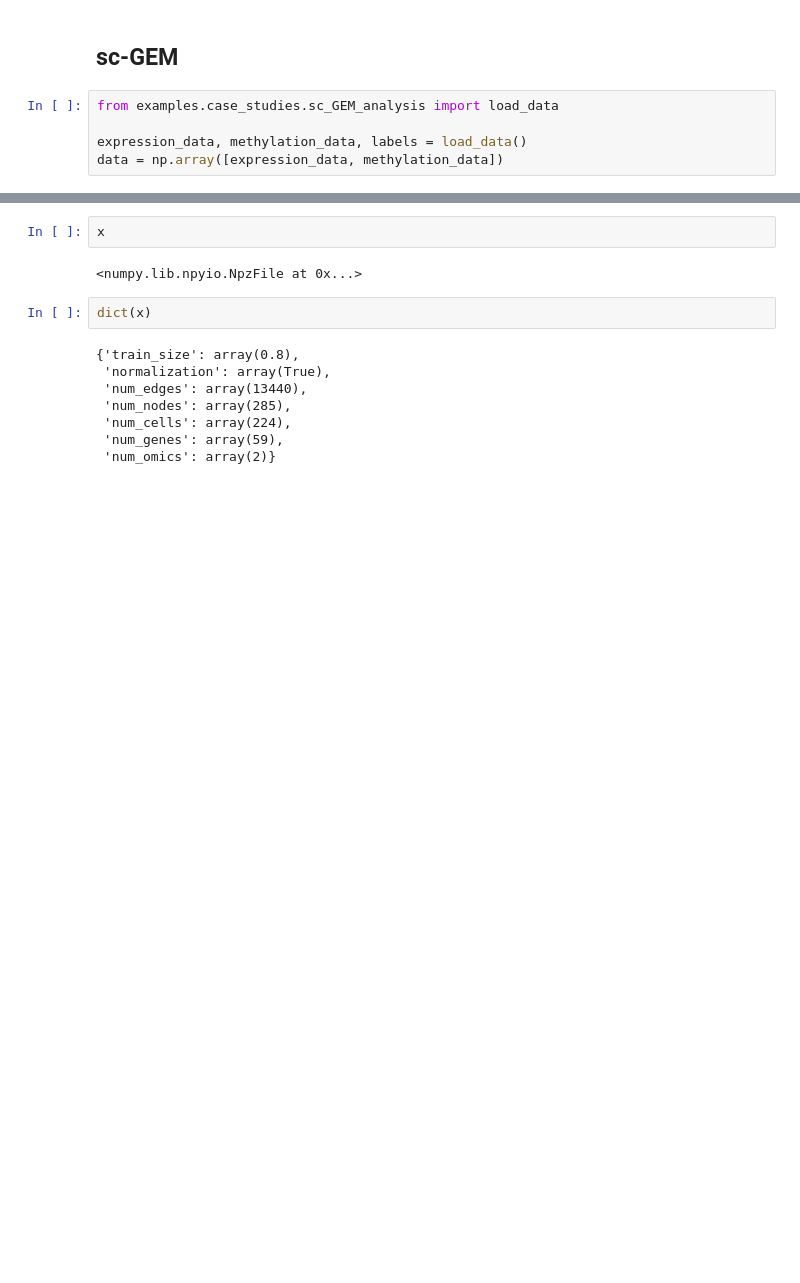
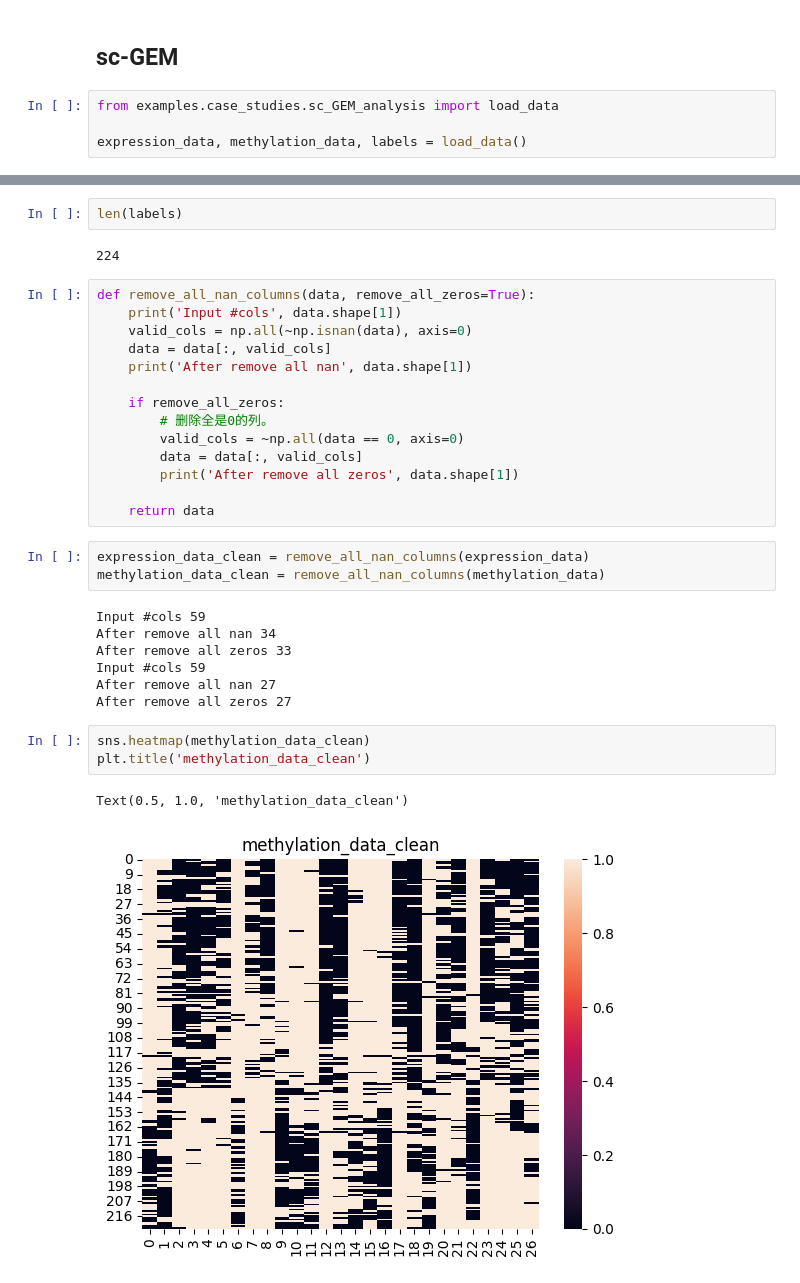
Before and after one commit to congfeng4/SCOIT, a Jupyter notebook: hypergraph_v2.ipynb, the cells around one changed output, grey strips where cells are left out. Saved outputs shown, nothing was run; the diff lists cells and outputs as text; blank space fills up the shorter version.

```diff
--- a/hypergraph_v2.ipynb
+++ b/hypergraph_v2.ipynb
@@ -114,4 +116,3 @@ def create_hypergraph(matrix, save_dir, normalization=True, pre_impute=False, tr
 from examples.case_studies.sc_GEM_analysis import load_data
 
 expression_data, methylation_data, labels = load_data()
-data = np.array([expression_data, methylation_data])
@@ -124,14 +119,34 @@ x = np.load('./data/sc_GEM/metadata.npz', allow_pickle=True)
-# %%
-x
-# %% [output]
-<numpy.lib.npyio.NpzFile at 0x...>
-# %%
-dict(x)
-# %% [output]
-{'train_size': array(0.8),
- 'normalization': array(True),
- 'num_edges': array(13440),
- 'num_nodes': array(285),
- 'num_cells': array(224),
- 'num_genes': array(59),
- 'num_omics': array(2)}
+# %%
+len(labels)
+# %% [output]
+224
+# %%
+def remove_all_nan_columns(data, remove_all_zeros=True):
+    print('Input #cols', data.shape[1])
+    valid_cols = np.all(~np.isnan(data), axis=0)
+    data = data[:, valid_cols]
+    print('After remove all nan', data.shape[1])
+
+    if remove_all_zeros:
+        # 删除全是0的列。
+        valid_cols = ~np.all(data == 0, axis=0)
+        data = data[:, valid_cols]
+        print('After remove all zeros', data.shape[1])
+
+    return data
+# %%
+expression_data_clean = remove_all_nan_columns(expression_data)
+methylation_data_clean = remove_all_nan_columns(methylation_data)
+# %% [output]
+Input #cols 59
+After remove all nan 34
+After remove all zeros 33
+Input #cols 59
+After remove all nan 27
+After remove all zeros 27
+# %%
+sns.heatmap(methylation_data_clean)
+plt.title('methylation_data_clean')
+# %% [output]
+Text(0.5, 1.0, 'methylation_data_clean')
+[figure, added]
```
Also changed, not shown: parts of 23 cells of this notebook, 5 other files.
